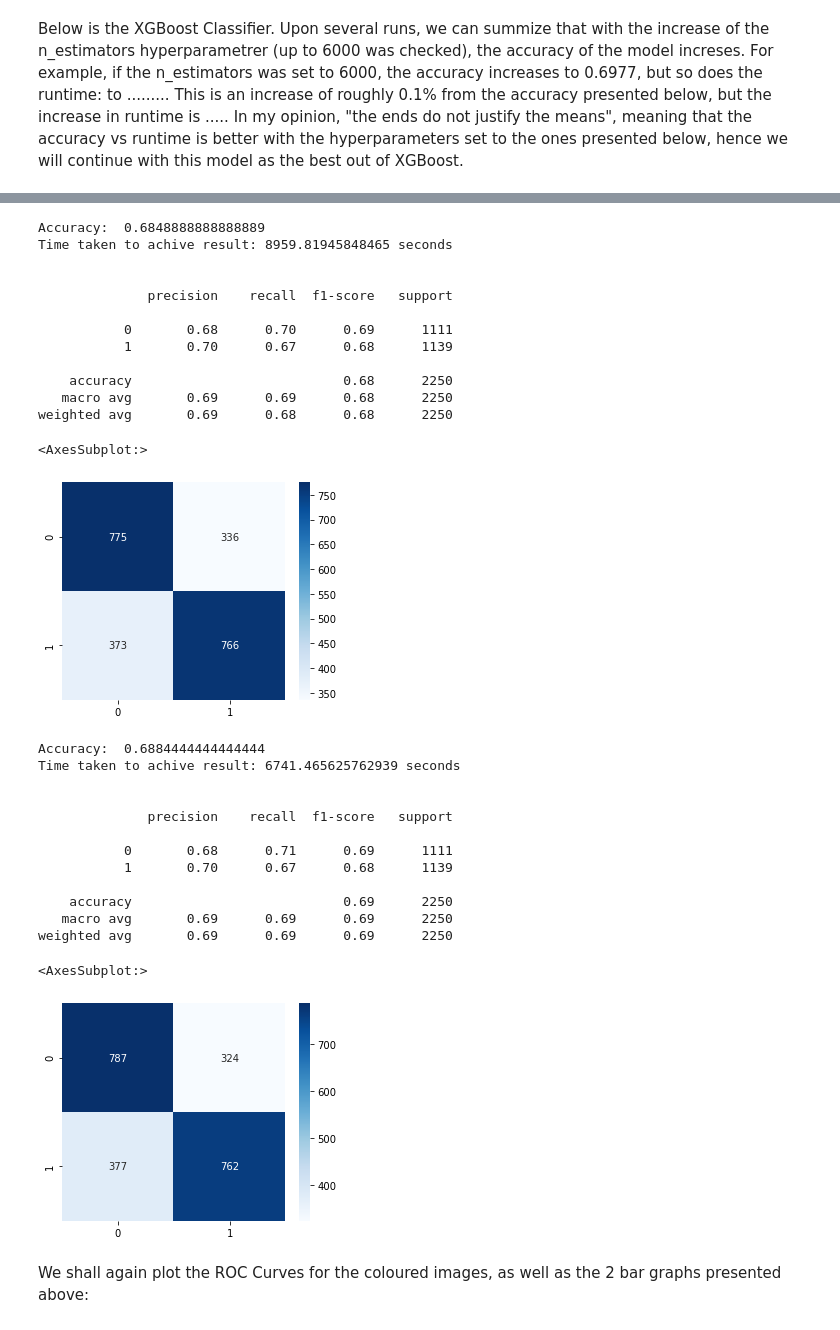
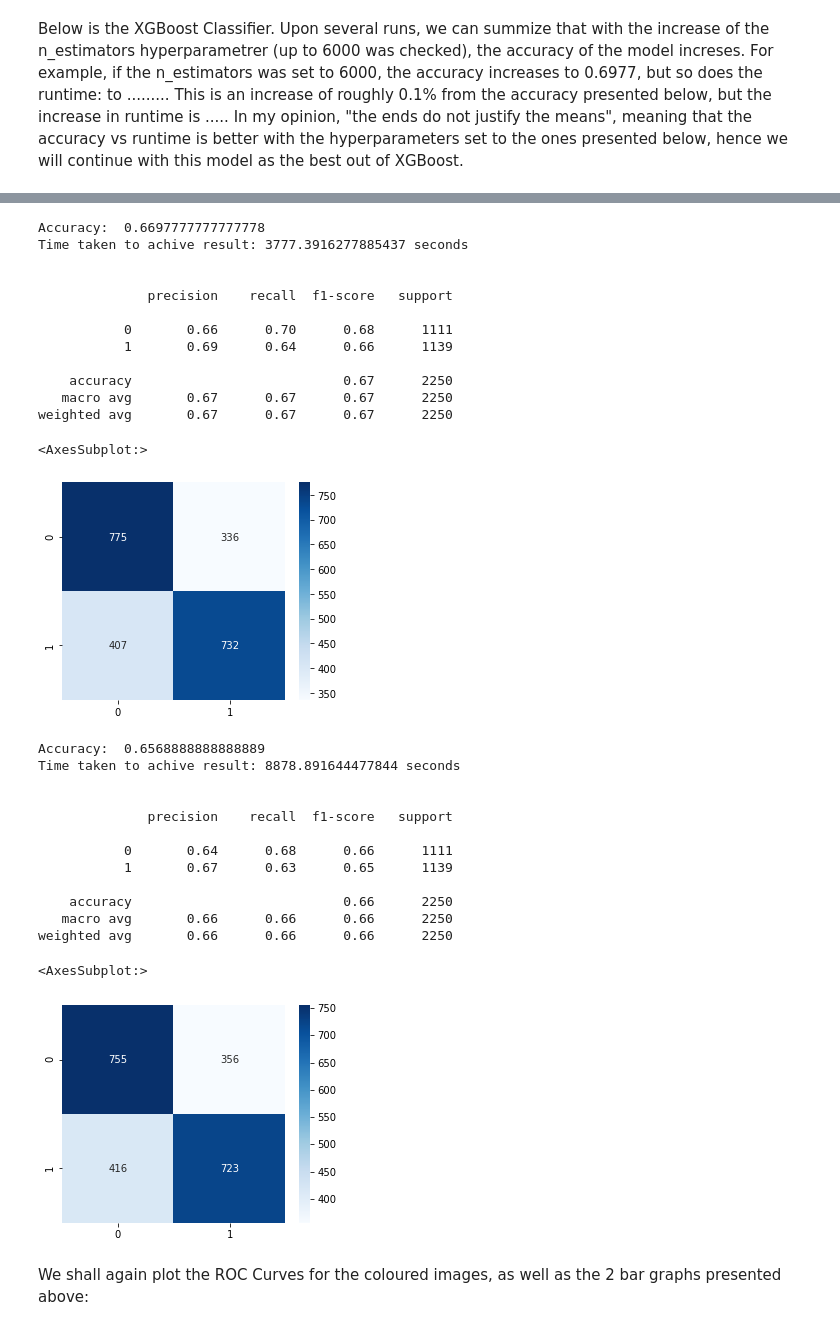
Before and after one commit to appeldaniel1998/Data-Visualization-Final-Project, a Jupyter notebook: Cats vs. Dogs.ipynb, the cells around one changed output, grey strips where cells are left out. Cells and saved outputs as stored; diff of their text form; code cells hidden in the pictures.

```diff
--- a/Cats vs. Dogs.ipynb
+++ b/Cats vs. Dogs.ipynb
@@ -793,7 +800,7 @@ X_train, y_train = removeDuplicates(X_train, y_train)
 
 X_train, X_test, X_test_Final = scale(X_train, X_test, X_test_Final)
 
-X_train_Reduced, X_test_Reduced = PCAFunc(X_train, X_test)
+X_train_Reduced, X_test_Reduced, X_test_Final_Reduced = PCAFunc(X_train, X_test, X_test_Final)
 
 print(X_train_Reduced.shape)
 # %% [output]
@@ -1023,14 +1032,14 @@ weighted avg       0.70      0.70      0.70      2250
 # %%
 #Bagging
-modelXGBoost = XGBClassifier(learning_rate = 0.1,
-                             n_estimators = 500,
+modelXGBoostNew = XGBClassifier(learning_rate = 0.1,
+                             n_estimators = 200,
                              verbosity = 0,
                              use_label_encoder = False,
                              max_depth = 6,
                              n_jobs = -1)
 start_timeBagging = time.time()
 warnings.filterwarnings('ignore')
-modelBagging = BaggingClassifier(modelXGBoost, n_estimators = 100, bootstrap = True)
+modelBagging = BaggingClassifier(modelXGBoostNew, n_estimators = 100, bootstrap = True)
 modelBagging.fit(X_train_Reduced, y_train)
 predictionsBagging = modelBagging.predict(X_test_Reduced)
 accuracyBagging = metrics.accuracy_score(y_test, predictionsBagging)
@@ -1060,7 +1069,7 @@ weighted avg       0.69      0.69      0.69      2250
 #Pasting
 start_timePasting = time.time()
 warnings.filterwarnings('ignore')
-modelPasting = BaggingClassifier(modelXGBoost, n_estimators = 100, bootstrap = False)
+modelPasting = BaggingClassifier(modelXGBoostNew, n_estimators = 100, bootstrap = False)
 modelPasting.fit(X_train_Reduced, y_train)
 predictionsPasting = modelPasting.predict(X_test_Reduced)
 accuracyPasting = metrics.accuracy_score(y_test, predictionsPasting)
@@ -1072,55 +1081,55 @@ plt.figure(figsize=(5,4))
 print(classification_report(y_test, predictionsPasting))
 sns.heatmap(confusion_matrix(y_test, predictionsPasting), cmap = "Blues", annot=True, fmt = '.0f')
 # %% [output]
-Accuracy:  0.6848888888888889
-Time taken to achive result: 8959.81945848465 seconds
+Accuracy:  0.6697777777777778
+Time taken to achive result: 3777.3916277885437 seconds
 
 
               precision    recall  f1-score   support
 
-           0       0.68      0.70      0.69      1111
-           1       0.70      0.67      0.68      1139
+           0       0.66      0.70      0.68      1111
+           1       0.69      0.64      0.66      1139
 
-    accuracy                           0.68      2250
-   macro avg       0.69      0.69      0.68      2250
-weighted avg       0.69      0.68      0.68      2250
+    accuracy                           0.67      2250
+   macro avg       0.67      0.67      0.67      2250
+weighted avg       0.67      0.67      0.67      2250
 <AxesSubplot:>
 [figure]
 # %%
 #Stacking
 start_timeStacking = time.time()
 warnings.filterwarnings('ignore')
 modelStacking = StackingClassifier(estimators= [('KNN', modelKNN),
                                       ('LogReg', modelLogReg),
                                       ('RandForests', modelRandForests),
                                       ('AdaBoost', modelAdaBoost),
                                       ('XGBoost', modelXGBoost)],
-                         final_estimator=LogisticRegression())
+                         final_estimator = modelXGBoost)
 modelStacking.fit(X_train_Reduced, y_train)
 predictionsStacking = modelStacking.predict(X_test_Reduced)
 accuracyStacking = metrics.accuracy_score(y_test, predictionsStacking)
 print("Accuracy: ", accuracyStacking)
 timeStacking = time.time() - start_timeStacking
 print("Time taken to achive result: %s seconds\n\n" % (timeStacking))
 
 plt.figure(figsize=(5,4))
 print(classification_report(y_test, predictionsStacking))
 sns.heatmap(confusion_matrix(y_test, predictionsStacking), cmap = "Blues", annot=True, fmt = '.0f')
 # %% [output]
-Accuracy:  0.6884444444444444
-Time taken to achive result: 6741.465625762939 seconds
+Accuracy:  0.6568888888888889
+Time taken to achive result: 8878.891644477844 seconds
 
 
               precision    recall  f1-score   support
 
-           0       0.68      0.71      0.69      1111
-           1       0.70      0.67      0.68      1139
+           0       0.64      0.68      0.66      1111
+           1       0.67      0.63      0.65      1139
 
-    accuracy                           0.69      2250
-   macro avg       0.69      0.69      0.69      2250
-weighted avg       0.69      0.69      0.69      2250
+    accuracy                           0.66      2250
+   macro avg       0.66      0.66      0.66      2250
+weighted avg       0.66      0.66      0.66      2250
 <AxesSubplot:>
-[figure, old version]
+[figure, new version]
 # %% [markdown]
 We shall again plot the ROC Curves for the coloured images, as well as the 2 bar graphs presented above:
 # %%
```
Also changed, not shown: parts of 45 cells of this notebook, 1 other file.
